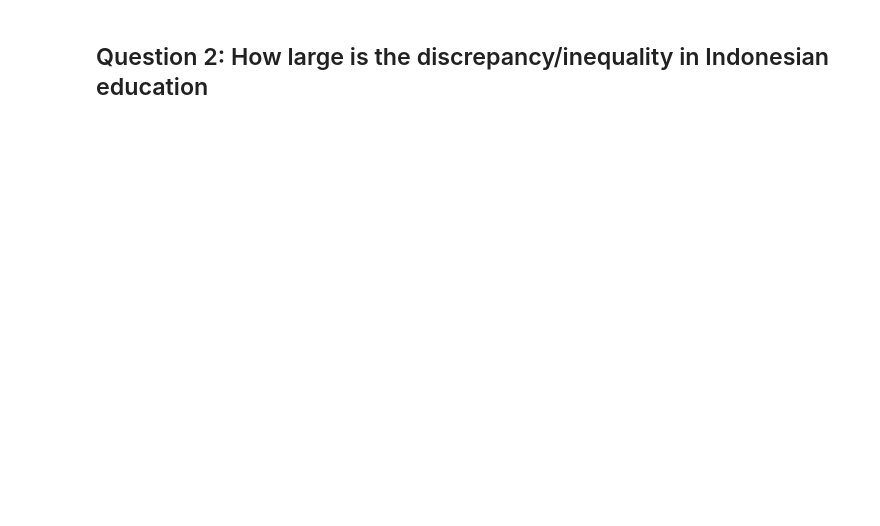
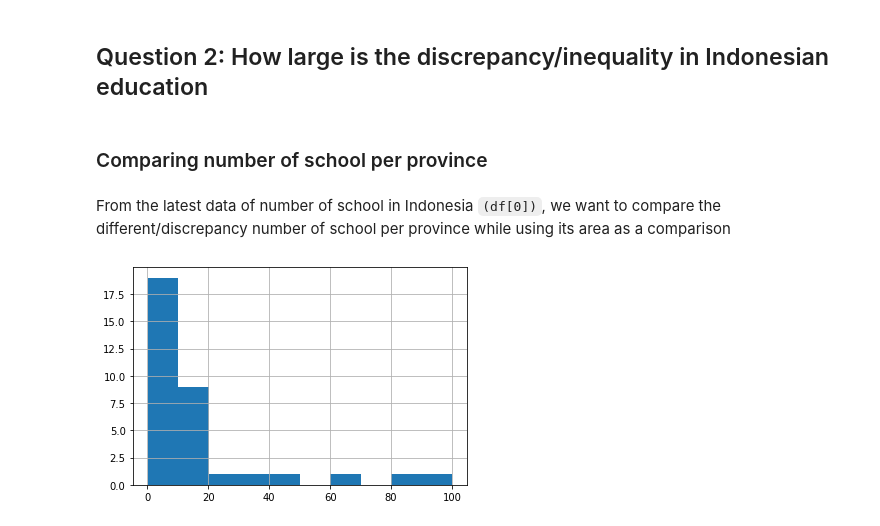
Before and after one commit to steinist/National-School-Data, a Jupyter notebook: National School Data Analysis - Wardaya College.ipynb, the cells around one changed output. Saved outputs shown, nothing was run; the diff lists cells and outputs as text; code cells hidden in the pictures; blank space fills up the shorter version.

```diff
--- a/National School Data Analysis - Wardaya College.ipynb
+++ b/National School Data Analysis - Wardaya College.ipynb
@@ -195,2 +202,43 @@ slope: [[0.14752335]]
 # %% [markdown]
 ## Question 2: How large is the discrepancy/inequality in Indonesian education
+# %% [markdown]
+### Comparing number of school per province
+# %% [markdown]
+From the latest data of number of school in Indonesia `(df[0])`, we want to compare the different/discrepancy number of school per province while using its area as a comparison
+# %%
+#Read the luas wilayah data and take the latest year
+df_lw = pd.read_csv("Desktop\dataset\data_luas_wilayah\luas_wilayah.csv", sep=";", header=[0,1], index_col=0, skiprows=3)
+df_lw = df_lw['2016'].dropna()
+repl_list = {',':'.', r'\.': '', r' ': ''}
+df_lw["Luas 1"].replace(repl_list, regex=True, inplace=True)
+df_lw["Luas 1"] = df_lw["Luas 1"].astype(int)
+df_lw["Luas 1"] /= 100
+# %%
+# Make a copy of df[0] and make the index the same as luas wilayah
+df_copy = df[0].copy()
+df_copy["Wilayah"] = df_copy["Wilayah"]["Wilayah"].map(lambda x: x.lstrip('Prov.').lstrip(' '))
+repl_list = {r'\.': '',}
+df_copy["Wilayah"] = df_copy["Wilayah"]["Wilayah"].replace(repl_list, regex=True)
+
+df_copy = df_copy.set_index(df_copy["Wilayah"]["Wilayah"])
+df_copy = df_copy._drop_axis(["Wilayah"], axis=1, level=1)
+
+# Make adjustment of Indonesian . and ,
+df_copy["Total"] *= 1000
+df_copy.loc["Kalimantan Utara"] /= 1000
+# %%
+#Combine the num of school data and luas wilayah data
+df_lw = pd.concat([df_copy.Total, df_lw], axis=1, join='outer').dropna()
+#df_lw.reset_index()
+df_lw["Luas per Jml"] = df_lw["Luas 1"] / df_lw["Jml"]
+# %%
+# Plot Histogram
+data = df_lw["Luas per Jml"]
+w = 10
+n = math.ceil((data.max() - data.min())/w)
+ax = plt.hist(data, bins = n)
+plt.grid()
+plt.show()
+#df_lw["Luas per Jml"].hist()
+# %% [output]
+[figure, added]
```
Also changed, not shown: parts of 33 cells of this notebook.
